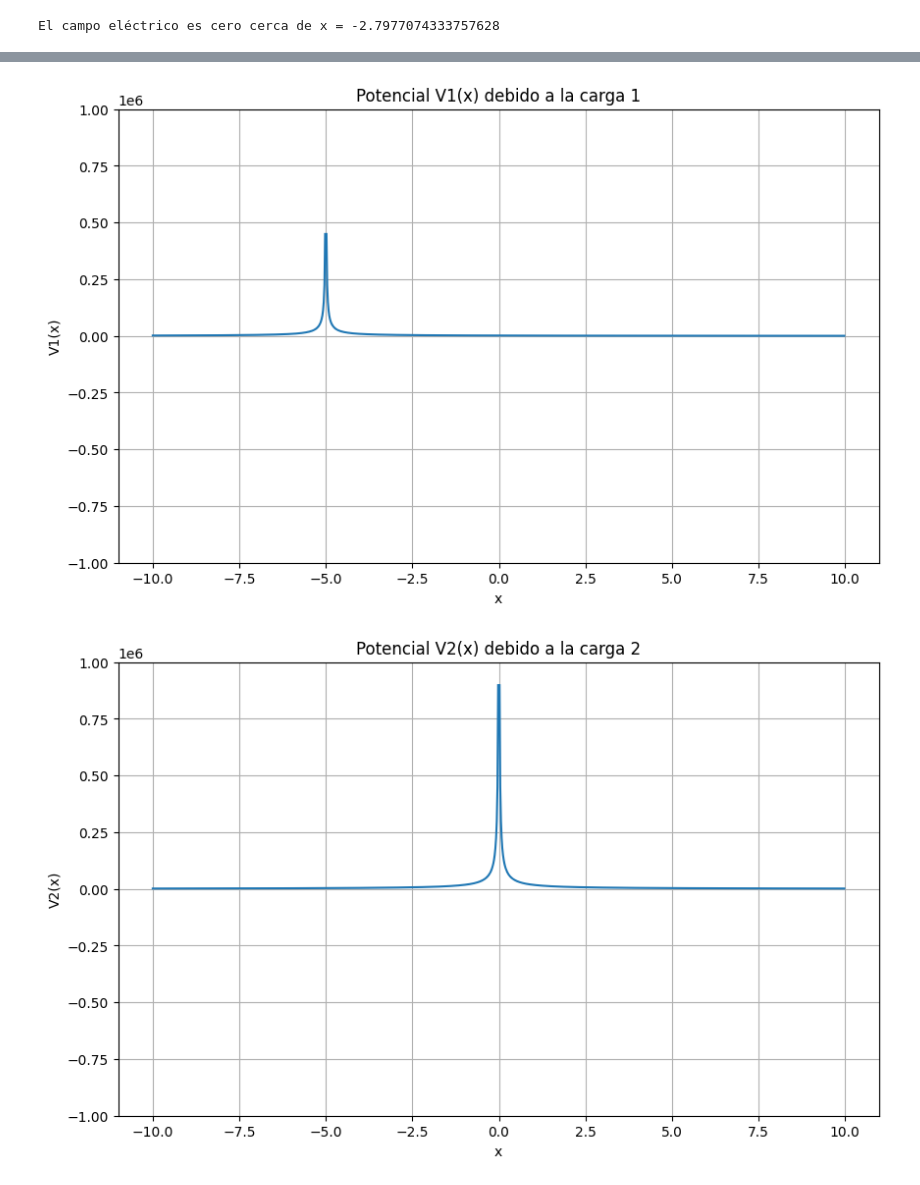
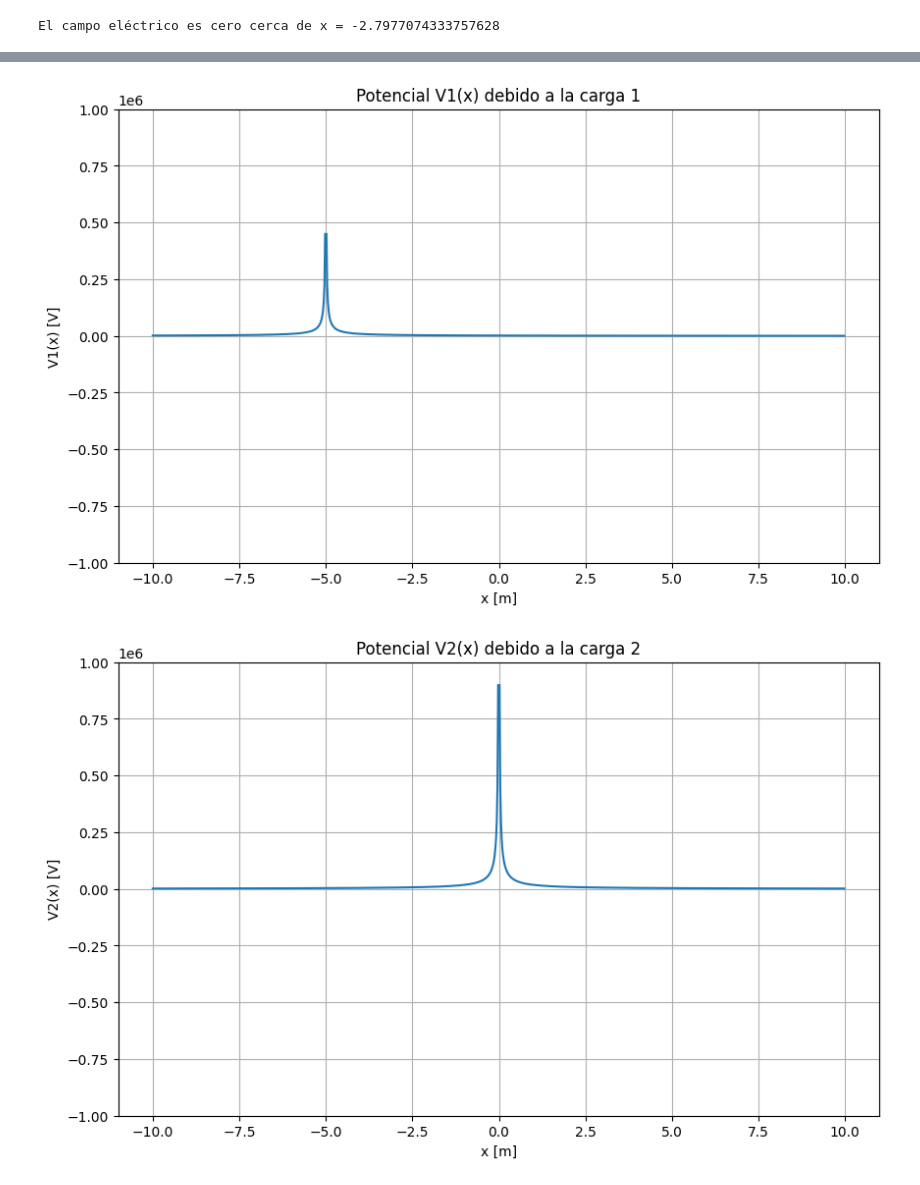
Before and after one commit to diegojuarez965/Fisica2Labo1, a Jupyter notebook: laboratorio1/lab1.ipynb, the cells around one changed output, grey strips where cells are left out. Cells and saved outputs as stored; diff of their text form; code cells hidden in the pictures.

```diff
--- a/laboratorio1/lab1.ipynb
+++ b/laboratorio1/lab1.ipynb
@@ -130,25 +141,25 @@ plt.show()
 # %%
 plt.figure(figsize=(10, 6))
 plt.plot(x, V1[0, :])
 plt.ylim(-1e6, 1e6)
-plt.xlabel('x')
-plt.ylabel('V1(x)')
+plt.xlabel('x [m]')
+plt.ylabel('V1(x) [V]')
 plt.title('Potencial V1(x) debido a la carga 1')
 plt.grid()
 plt.show()
 # %% [output]
-[figure, old version]
+[figure, new version]
 # %%
 plt.figure(figsize=(10, 6))
 plt.plot(x, V2[0, :])
 plt.ylim(-1e6, 1e6)
-plt.xlabel('x')
-plt.ylabel('V2(x)')
+plt.xlabel('x [m]')
+plt.ylabel('V2(x) [V]')
 plt.title('Potencial V2(x) debido a la carga 2')
 plt.grid()
 plt.show()
 # %% [output]
-[figure, old version]
+[figure, new version]
 # %%
 plt.figure(figsize=(10, 6))
 plt.plot(x, V3[0, :])
```
Also changed, not shown: parts of 8 cells of this notebook.
